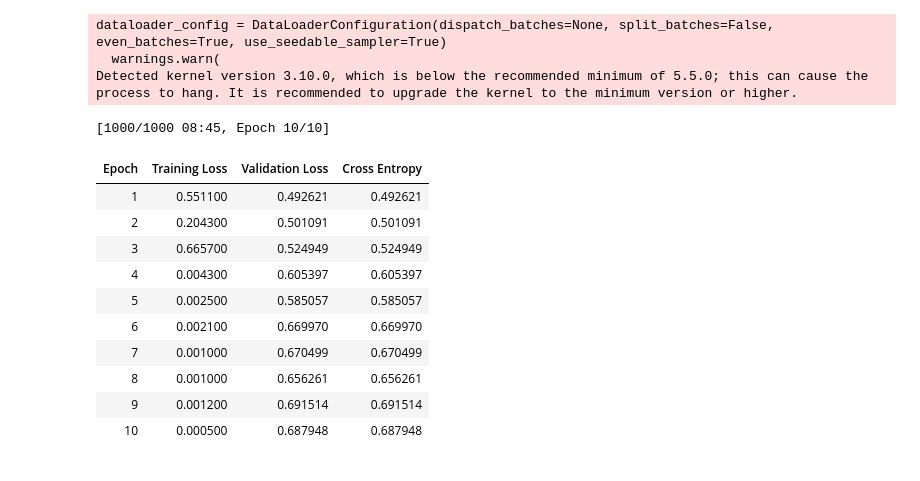
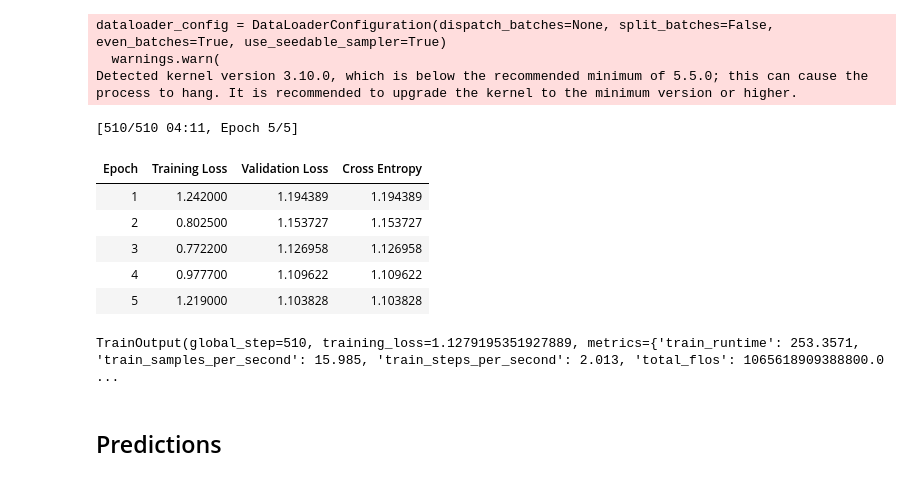
Before and after one commit to jfantab/lexical_analysis_urls, a Jupyter notebook: jlu_model.ipynb, the cells around one changed output. Drawn from its saved outputs; the diff is of its cells as text; code cells hidden in the pictures.

```diff
--- a/jlu_model.ipynb
+++ b/jlu_model.ipynb
@@ -117,3 +123,7 @@ train_dataset = split_dataset["train"]
+# %%
+train_dataset = train_eval_split_dataset["train"]
+# %%
+eval_dataset = train_eval_split_dataset["test"]
 # %%
 test_dataset = split_dataset["test"]
 # %%
@@ -131,6 +145,8 @@ train_dataset, test_dataset
 ## BERT Fine-Tuning
 # %%
 training_args = TrainingArguments(output_dir="results",
-                                  num_train_epochs=10,
+                                  num_train_epochs=5,
                                   logging_steps=1,
+                                  learning_rate=5e-7,
+                                  per_device_train_batch_size=8,
                                   evaluation_strategy="epoch")
@@ -155,7 +171,7 @@ trainer = Trainer(
     model=model,
     args=training_args,
     train_dataset=train_dataset,
-    eval_dataset=test_dataset,
+    eval_dataset=eval_dataset,
     compute_metrics=compute_metrics,
 )
 # %% [output]
@@ -163,18 +179,16 @@ dataloader_config = DataLoaderConfiguration(dispatch_batches=None, split_batches
   warnings.warn(
 Detected kernel version 3.10.0, which is below the recommended minimum of 5.5.0; this can cause the process to hang. It is recommended to upgrade the kernel to the minimum version or higher.
 # %%
-trainer_output = trainer.train()
+trainer.train()
 # %% [output]
-[1000/1000 08:45, Epoch 10/10]
+[510/510 04:11, Epoch 5/5]
 | Epoch | Training Loss | Validation Loss | Cross Entropy |
-| 1 | 0.551100 | 0.492621 | 0.492621 |
-| 2 | 0.204300 | 0.501091 | 0.501091 |
-| 3 | 0.665700 | 0.524949 | 0.524949 |
-| 4 | 0.004300 | 0.605397 | 0.605397 |
-| 5 | 0.002500 | 0.585057 | 0.585057 |
-| 6 | 0.002100 | 0.669970 | 0.669970 |
-| 7 | 0.001000 | 0.670499 | 0.670499 |
-| 8 | 0.001000 | 0.656261 | 0.656261 |
-| 9 | 0.001200 | 0.691514 | 0.691514 |
-| 10 | 0.000500 | 0.687948 | 0.687948 |
+| 1 | 1.242000 | 1.194389 | 1.194389 |
+| 2 | 0.802500 | 1.153727 | 1.153727 |
+| 3 | 0.772200 | 1.126958 | 1.126958 |
+| 4 | 0.977700 | 1.109622 | 1.109622 |
+| 5 | 1.219000 | 1.103828 | 1.103828 |
+TrainOutput(global_step=510, training_loss=1.1279195351927889, metrics={'train_runtime': 253.3571, 'train_samples_per_second': 15.985, 'train_steps_per_second': 2.013, 'total_flos': 1065618909388800.0 ...
+# %% [markdown]
+## Predictions
 # %%
```
Also changed, not shown: parts of 14 cells of this notebook.
